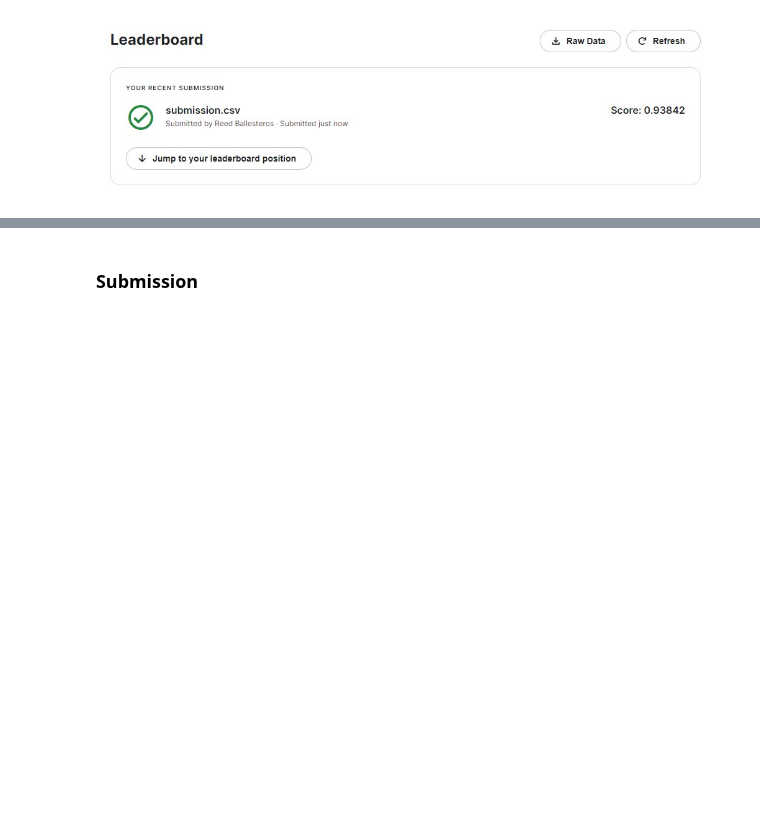
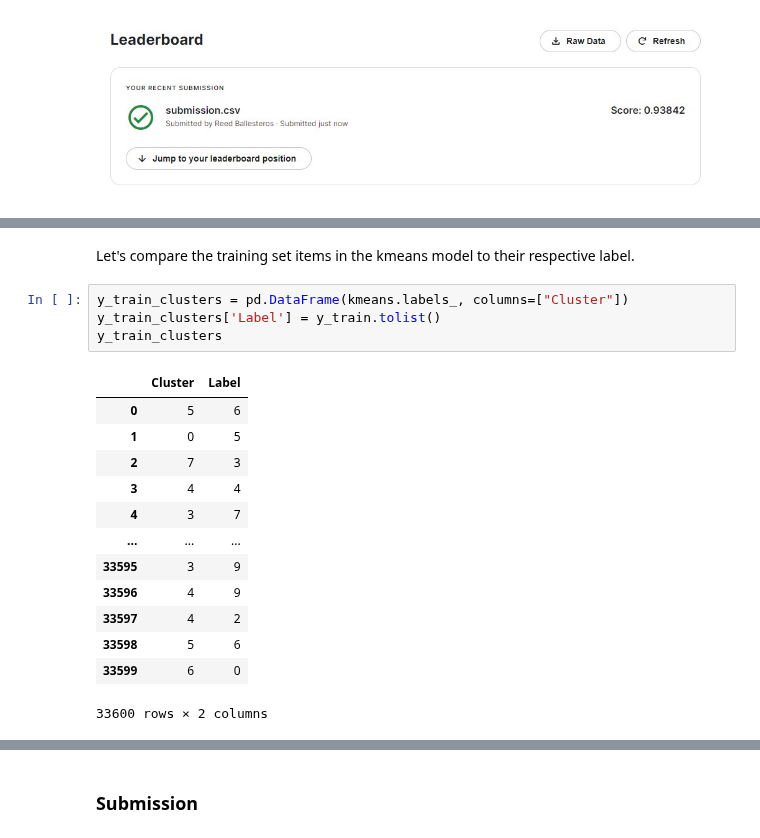
Before and after one commit to ReedBallesterosNU/MSDS-422-DL-Practical-Machine-Learning, a Jupyter notebook: Module-06/Assignment-03/Module 6 Assignment 1 - Digit Recognizer.ipynb, the cells around one changed output, grey strips where cells are left out. Drawn from its saved outputs; the diff is of its cells as text; blank space fills up the shorter version.

```diff
--- a/Module-06/Assignment-03/Module 6 Assignment 1 - Digit Recognizer.ipynb
+++ b/Module-06/Assignment-03/Module 6 Assignment 1 - Digit Recognizer.ipynb
@@ -425,0 +482,20 @@ submission.to_csv('submission.csv', index=False)
+# %% [markdown]
+Let's compare the training set items in the kmeans model to their respective label.
+# %%
+y_train_clusters = pd.DataFrame(kmeans.labels_, columns=["Cluster"])
+y_train_clusters['Label'] = y_train.tolist()
+y_train_clusters
+# %% [output]
+|  | Cluster | Label |
+| 0 | 5 | 6 |
+| 1 | 0 | 5 |
+| 2 | 7 | 3 |
+| 3 | 4 | 4 |
+| 4 | 3 | 7 |
+| ... | ... | ... |
+| 33595 | 3 | 9 |
+| 33596 | 4 | 9 |
+| 33597 | 4 | 2 |
+| 33598 | 5 | 6 |
+| 33599 | 6 | 0 |
+33600 rows × 2 columns
```
Also changed, not shown: parts of 28 cells of this notebook, 2 other files.
